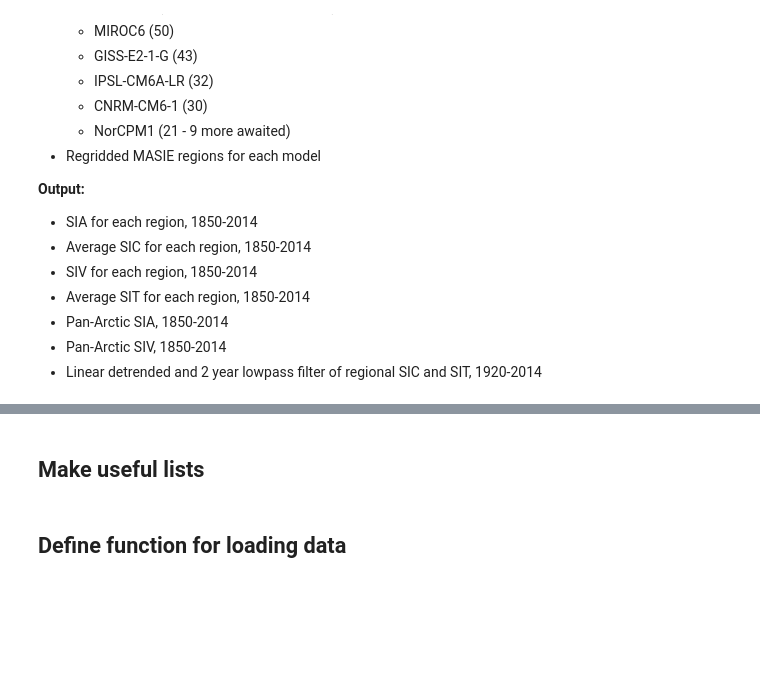
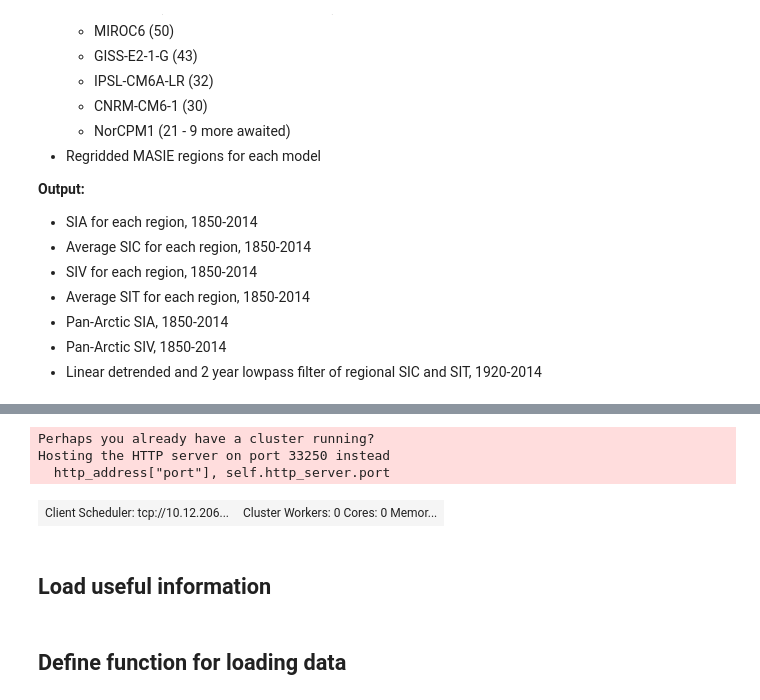
Before and after one commit to chrisrwp/low-frequency-variability, a Jupyter notebook: input_data/Regional_sea_ice_CMIP6.ipynb, the cells around one changed output, grey strips where cells are left out. Cells and saved outputs as stored; diff of their text form; code cells hidden in the pictures; blank space fills up the shorter version.

```diff
--- a/input_data/Regional_sea_ice_CMIP6.ipynb
+++ b/input_data/Regional_sea_ice_CMIP6.ipynb
@@ -37,16 +40,21 @@ print(datetime.datetime.now())
 # %%
 #the following dask workers are sufficient for processing around 100 members
 from dask_jobqueue import PBSCluster
 from dask.distributed import Client
 
 cluster = PBSCluster(cores    = 1,
-                     memory   = '8GB',
+                     memory   = '11GB',
                      queue    = 'casper',
-                     walltime = '00:15:00',
+                     walltime = '00:05:00',
                      project='UCUB0084')
 
-cluster.scale(5)
+cluster.scale(16)
 client = Client(cluster)
 client
+# %% [output]
+Perhaps you already have a cluster running?
+Hosting the HTTP server on port 33250 instead
+  http_address["port"], self.http_server.port
+| Client Scheduler: tcp://10.12.206... | Cluster Workers: 0 Cores: 0 Memor... |
 # %% [markdown]
-## Make useful lists
+## Load useful information
```
Also changed, not shown: parts of 28 cells of this notebook, 1 other file.
